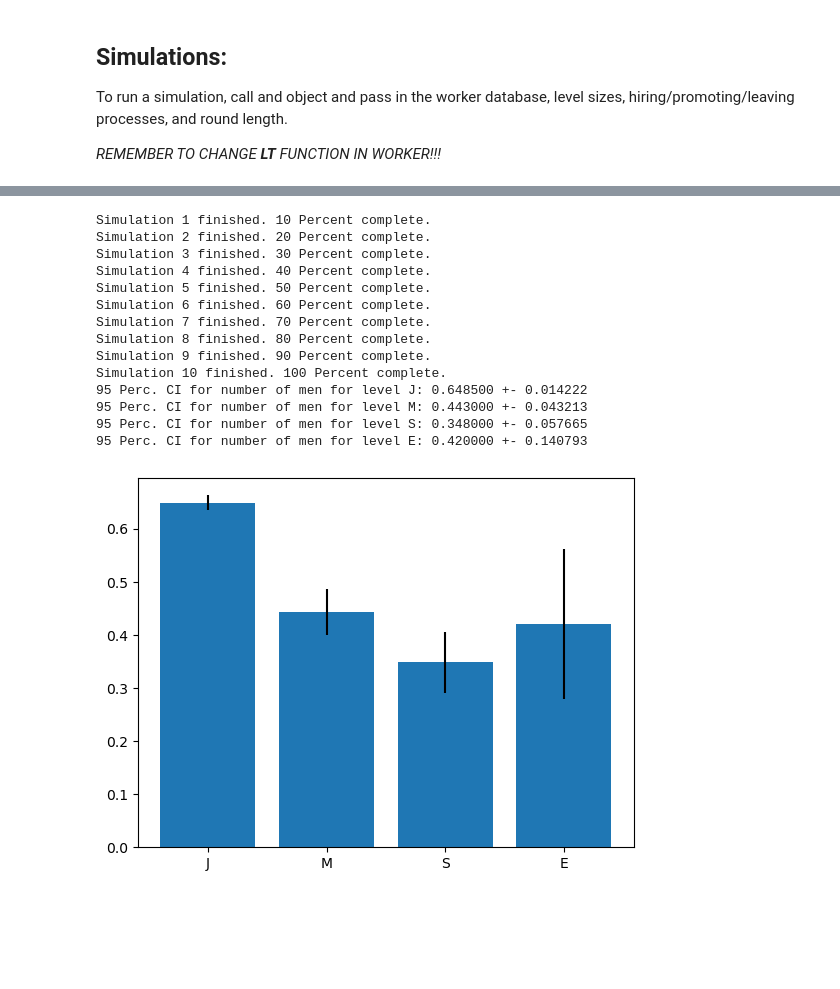
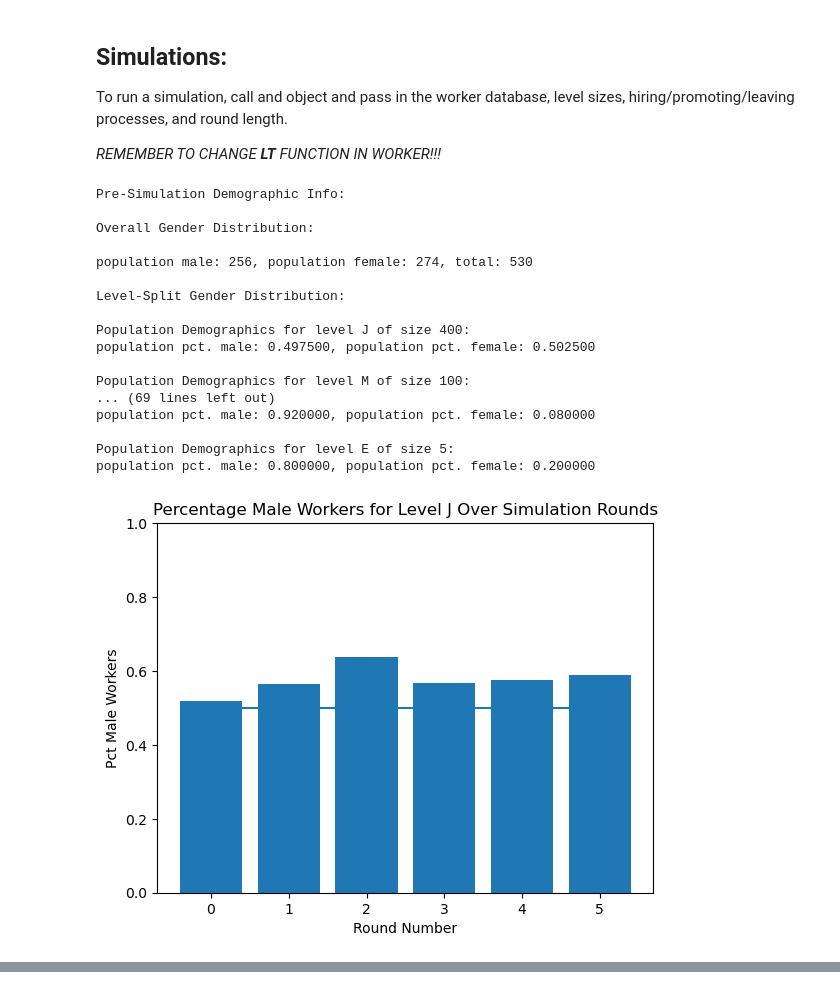
Before and after one commit to bmosh/4580_final_project, a Jupyter notebook: FP_v3.ipynb, the cells around one changed output, grey strips where cells are left out. Cells and saved outputs as stored; diff of their text form; code cells hidden in the pictures; blank space fills up the shorter version.

```diff
--- a/FP_v3.ipynb
+++ b/FP_v3.ipynb
@@ -249,7 +232,7 @@ def logit_promote_workers(worker_db, alpha, gamma, n=5):
         level -= 1
 
 
-def skill_promote_workers(worker_db, alpha, gamma, n=5):
+def prod_promote_workers(worker_db, alpha, gamma, n=5):
     """
     Promote workers based off their productivity.
 
@@ -276,24 +259,14 @@ def skill_promote_workers(worker_db, alpha, gamma, n=5):
 
             ps = [p / sum(probabilities) for p in probabilities]
 
-#             print(ps)
-
-#             for i in range(n):
-#                 print(ps[i], worker_pool[i].is_male())
-
-#             print(sum(ps))
-
 
             cumul_probabilities = [sum(ps[:i+1]) for i in range(len(ps))]
-
-#             print(cumul_probabilities)
 
             u = np.random.uniform()
 
             for i in range(len(cumul_probabilities)):
                 if cumul_probabilities[i] >= u:
                     selection = i
-#                     print(worker_pool[i].is_male())
                     break
 
 
@@ -525,9 +523,45 @@ CI: 265.320000 += 1.034990
 To run a simulation, call and object and pass in the worker database, level sizes, hiring/promoting/leaving processes, and round length.
 
 *REMEMBER TO CHANGE __LT__ FUNCTION IN WORKER!!!*
+# %%
+n=10
+round_length = 10
+num_rounds = 6
+
+sim_type = "base"
+
+path = os.path.join(os.getcwd(), "simulation_data")
+# %%
+sim_types = {
+    "base" : ("base", base_remove_expired_workers, \
+              base_hire_worker, base_promote_workers),
+    "logit" : ("logit", base_remove_expired_workers, \
+              base_hire_worker, logit_promote_workers),
+    "prod" : ("prod", base_remove_expired_workers, \
+              base_hire_worker, prod_promote_workers)
+}
 # %%
-# basic_sim = Simulation(worker_db, level_sizes, base_populate_initial_workforce, \
-#                        base_remove_expired_workers,base_hire_worker, base_promote_workers, \
-#                        round_length, num_rounds)
+basic_sim = Simulation(sim_types[sim_type][0], level_sizes,\
+                         sim_types[sim_type][1],sim_types[sim_type][2],\
+                           sim_types[sim_type][3], round_length, num_rounds)
 
-# basic_sim.run_simulation()
+basic_sim.run_simulation(prnt=True)
+# %% [output]
+Pre-Simulation Demographic Info:
+
+Overall Gender Distribution:
+
+population male: 256, population female: 274, total: 530
+
+Level-Split Gender Distribution:
+
+Population Demographics for level J of size 400:
+population pct. male: 0.497500, population pct. female: 0.502500
+
+Population Demographics for level M of size 100:
+... (69 lines left out)
+population pct. male: 0.920000, population pct. female: 0.080000
+
+Population Demographics for level E of size 5:
+population pct. male: 0.800000, population pct. female: 0.200000
+[figure, added]
@@ -566,26 +622,3 @@ def create_simulation_data(n, round_length, num_rounds):
     plt.figure()
     plt.bar([work_levels[i+1] for i in range(4)], means, yerr=hws)
     plt.show()
-# %%
-n=10
-round_length = 10
-num_rounds = 6
-
-
-create_simulation_data(n, round_length, num_rounds)
-# %% [output]
-Simulation 1 finished. 10 Percent complete.
-Simulation 2 finished. 20 Percent complete.
-Simulation 3 finished. 30 Percent complete.
-Simulation 4 finished. 40 Percent complete.
-Simulation 5 finished. 50 Percent complete.
-Simulation 6 finished. 60 Percent complete.
-Simulation 7 finished. 70 Percent complete.
-Simulation 8 finished. 80 Percent complete.
-Simulation 9 finished. 90 Percent complete.
-Simulation 10 finished. 100 Percent complete.
-95 Perc. CI for number of men for level J: 0.648500 +- 0.014222
-95 Perc. CI for number of men for level M: 0.443000 +- 0.043213
-95 Perc. CI for number of men for level S: 0.348000 +- 0.057665
-95 Perc. CI for number of men for level E: 0.420000 +- 0.140793
-[figure, removed]
```
Also changed, not shown: parts of 8 cells of this notebook, 7 other files.
